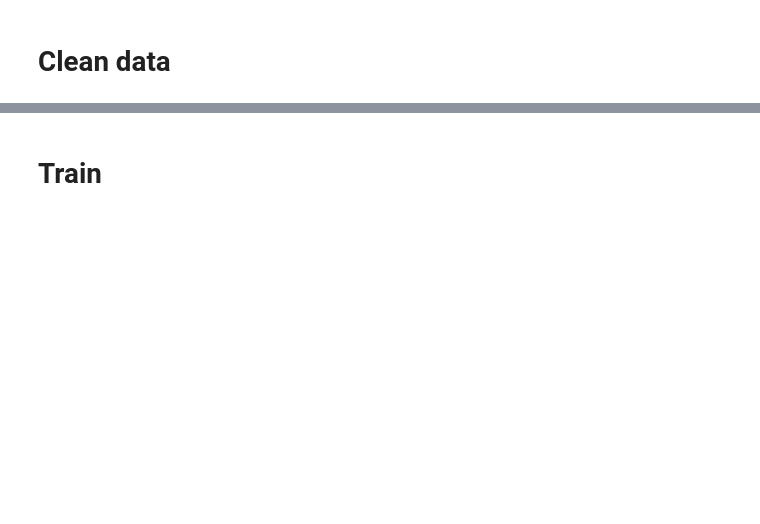
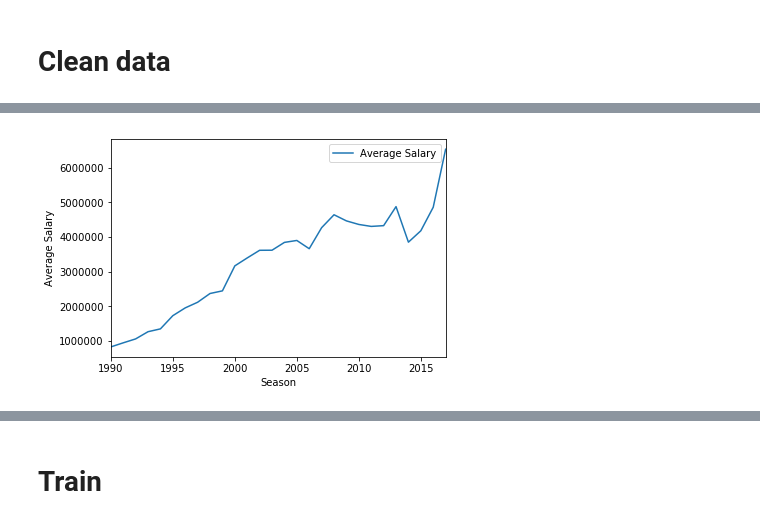
Before and after one commit to dcleung/CIS520-Project, a Jupyter notebook: Notebooks/NBA_Salaries.ipynb, the cells around one changed output, grey strips where cells are left out. Saved outputs shown, nothing was run; the diff lists cells and outputs as text; code cells hidden in the pictures; blank space fills up the shorter version.

```diff
--- a/Notebooks/NBA_Salaries.ipynb
+++ b/Notebooks/NBA_Salaries.ipynb
@@ -49,0 +124,10 @@ seasons_stats_df.head()
+# %%
+# Get the average salary over the years 1990-2018
+avg_salaries = NBA_salaries_df.groupby('season_end').transform('mean').drop_duplicates()
+avg_salaries.columns = ['Average Salary', 'Season']
+avg_salaries = avg_salaries.set_index('Season')
+avg_salaries.plot.line()
+plt.ylabel('Average Salary')
+plt.show()
+# %% [output]
+[figure, added]
```
Also changed, not shown: parts of 17 cells of this notebook, 1 other file.
